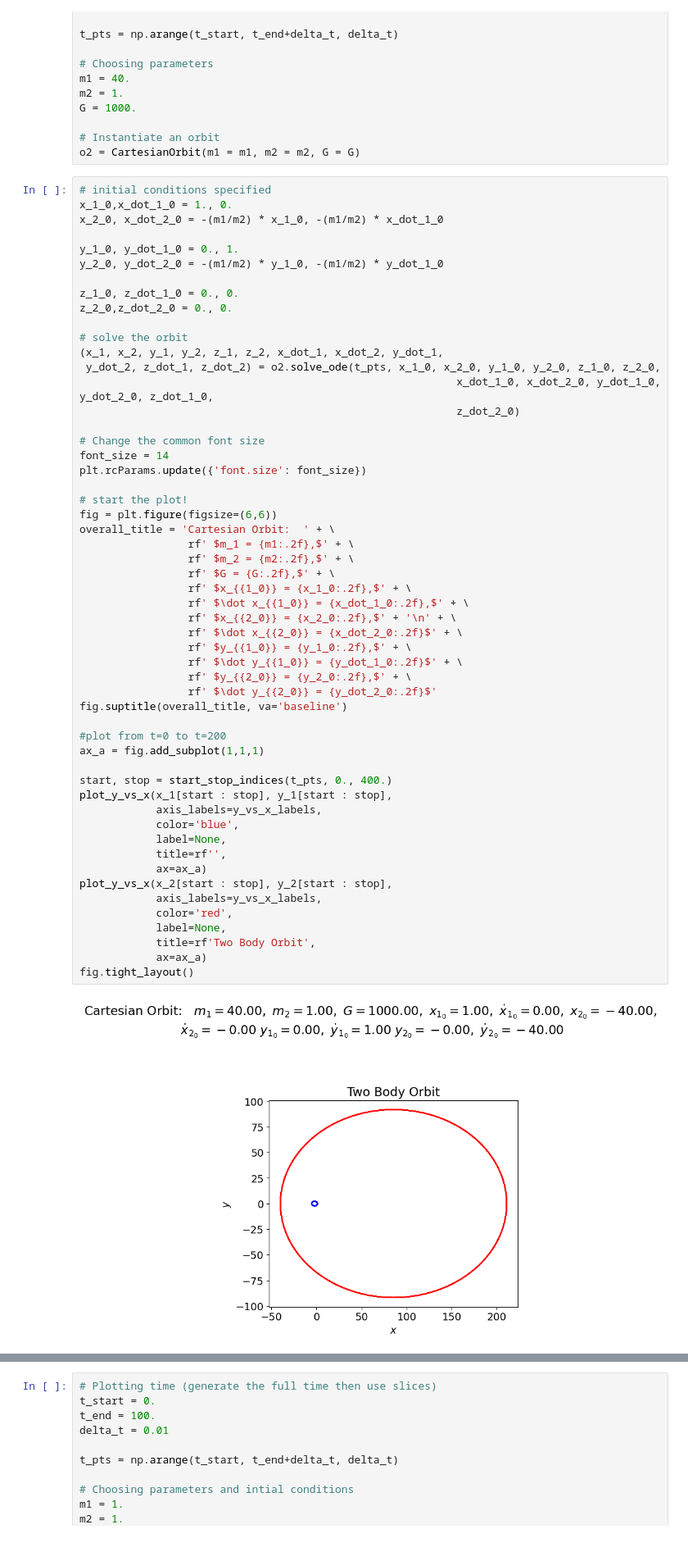
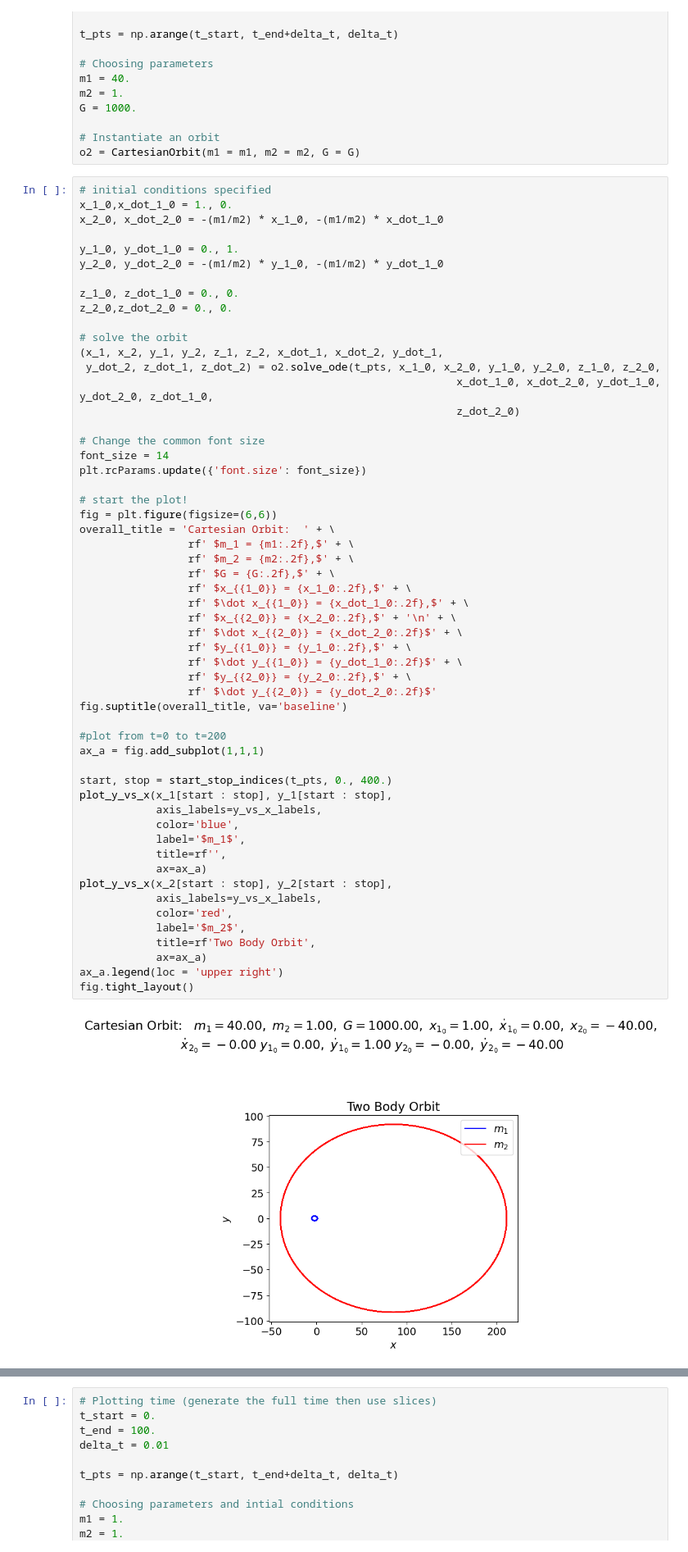
Before and after one commit to myers2004/5300_final, a Jupyter notebook: 5300_final.ipynb, the cells around one changed output, grey strips where cells are left out. Shown at 82% size. Drawn from its saved outputs; the diff is of its cells as text.

```diff
--- a/5300_final.ipynb
+++ b/5300_final.ipynb
@@ -988,34 +989,35 @@ fig = plt.figure(figsize=(6,6))
 overall_title = 'Cartesian Orbit:  ' + \
                  rf' $m_1 = {m1:.2f},$' + \
                  rf' $m_2 = {m2:.2f},$' + \
                  rf' $G = {G:.2f},$' + \
                  rf' $x_{{1_0}} = {x_1_0:.2f},$' + \
                  rf' $\dot x_{{1_0}} = {x_dot_1_0:.2f},$' + \
                  rf' $x_{{2_0}} = {x_2_0:.2f},$' + '\n' + \
                  rf' $\dot x_{{2_0}} = {x_dot_2_0:.2f}$' + \
                  rf' $y_{{1_0}} = {y_1_0:.2f},$' + \
                  rf' $\dot y_{{1_0}} = {y_dot_1_0:.2f}$' + \
                  rf' $y_{{2_0}} = {y_2_0:.2f},$' + \
                  rf' $\dot y_{{2_0}} = {y_dot_2_0:.2f}$'
 fig.suptitle(overall_title, va='baseline')
 
 #plot from t=0 to t=200
 ax_a = fig.add_subplot(1,1,1)
 
 start, stop = start_stop_indices(t_pts, 0., 400.)
 plot_y_vs_x(x_1[start : stop], y_1[start : stop],
             axis_labels=y_vs_x_labels,
             color='blue',
-            label=None,
+            label='$m_1$',
             title=rf'',
             ax=ax_a)
 plot_y_vs_x(x_2[start : stop], y_2[start : stop],
             axis_labels=y_vs_x_labels,
             color='red',
-            label=None,
+            label='$m_2$',
             title=rf'Two Body Orbit',
             ax=ax_a)
+ax_a.legend(loc = 'upper right')
 fig.tight_layout()
 # %% [output]
-[figure, old version]
+[figure, new version]
 # %% [markdown]
```
Also changed, not shown: parts of 11 cells of this notebook.
